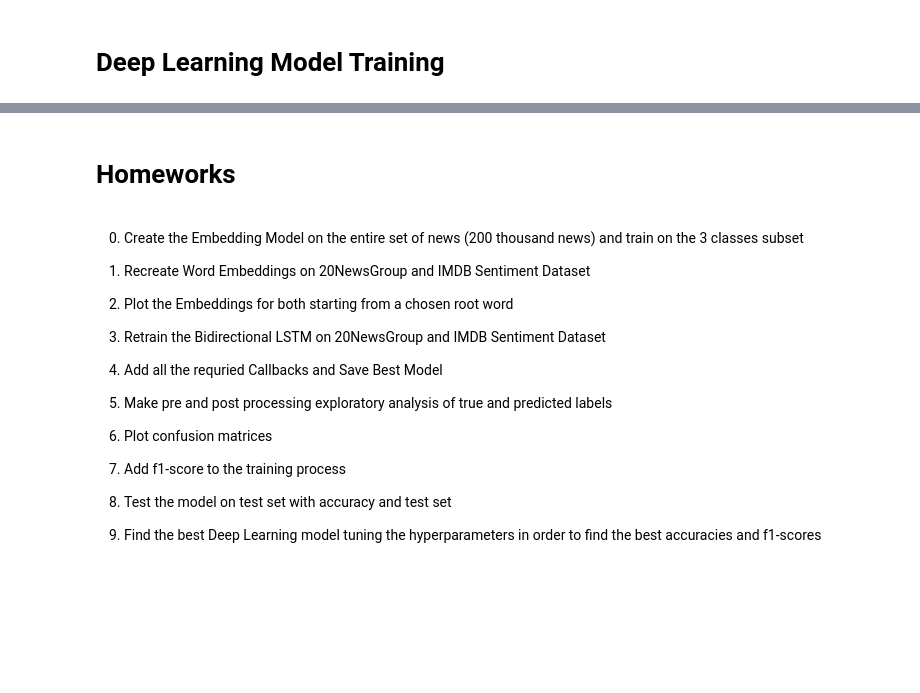
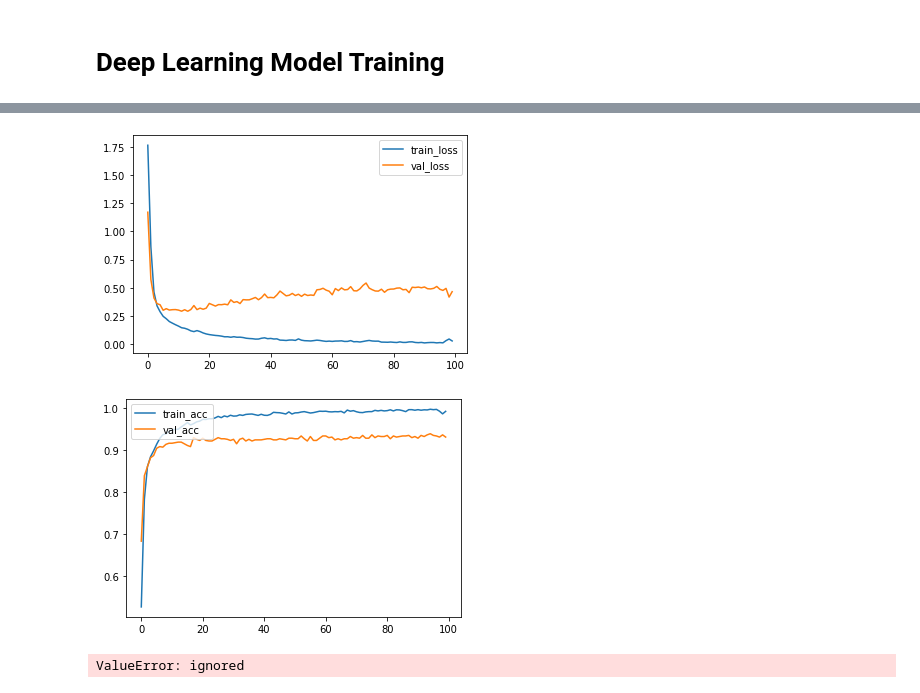
Before and after one commit to neural1977/bert_sentiment__emotions_topic_modeling, a Jupyter notebook: word_embeddings_ai_nlp.ipynb, the cells around one changed output, grey strips where cells are left out. Saved outputs shown, nothing was run; the diff lists cells and outputs as text; code cells hidden in the pictures; blank space fills up the shorter version.

```diff
--- a/word_embeddings_ai_nlp.ipynb
+++ b/word_embeddings_ai_nlp.ipynb
@@ -415,5 +445,6 @@ np.save('./test_labels.npy', lb_test.classes_)
 print("Encoded Labels: ")
 print(train_y)
 print(test_y)
+n_classes = len(np.unique(train_y))
 # %% [output]
 Original Labels:
@@ -429,8 +470,8 @@ Encoded Labels:
 print("Original Labels: ")
 print(train_y)
 print(test_y)
-train_y = to_categorical(train_y, num_classes = 3)
-test_y = to_categorical(train_y, num_classes = 3)
+train_y = to_categorical(train_y, num_classes = n_classes)
+test_y = to_categorical(train_y, num_classes = n_classes)
 print("One-Hot Encoded Labels: ")
 print(train_y)
 print(test_y)
@@ -468,7 +503,7 @@ x = Embedding(input_dim=embeddings_matrix.shape[0], output_dim=embeddings_matrix
 x = Bidirectional(LSTM(units=15, dropout=0.2, return_sequences=True))(x)
 x = Bidirectional(LSTM(units=15, dropout=0.2))(x)
 x = Dense(64, activation='relu')(x)
-predictions = Dense(3, activation='softmax')(x)
+predictions = Dense(n_classes, activation='softmax')(x)
 model = Model(input, predictions)
 model.compile(loss='categorical_crossentropy', optimizer='adam', metrics=['accuracy'])
 
@@ -494,5 +529,5 @@ _________________________________________________________________
 # %% [markdown]
 # **Deep Learning Model Training**
 # %%
-training = model.fit(train_x, train_y, batch_size=64, epochs=3, shuffle=True, verbose=1, validation_split=0.2)
+history = training = model.fit(train_x, train_y, batch_size=64, epochs=100, shuffle=True, verbose=1, validation_split=0.2)
 # %% [output]
@@ -505,22 +551,11 @@ Epoch 3/3
-# %% [markdown]
-# **Homeworks**
-# %% [markdown]
-0) Create the Embedding Model on the entire set of news (200 thousand news) and train on the 3 classes subset
-
-1) Recreate Word Embeddings on 20NewsGroup and IMDB Sentiment Dataset
-
-2) Plot the Embeddings for both starting from a chosen root word
-
-2) Retrain the Bidirectional LSTM on 20NewsGroup and IMDB Sentiment Dataset
-
-3) Add all the requried Callbacks and Save Best Model
-
-4) Make pre and post processing exploratory analysis of true and predicted labels
-
-5) Plot confusion matrices
-
-6) Add f1-score to the training process
-
-7) Test the model on test set with accuracy and test set
-
-8) Find the best Deep Learning model tuning the hyperparameters in order to find the best accuracies and f1-scores
+# %%
+plot_loss(history)
+plot_acc(history)
+# %% [output]
+[figure, added]
+[figure, added]
+# %%
+score = model.evaluate(test_x, test_y, batch_size=500)
+print(score)
+# %% [output]
+ValueError: ignored
```
Also changed, not shown: parts of 34 cells of this notebook, 1 other file.
